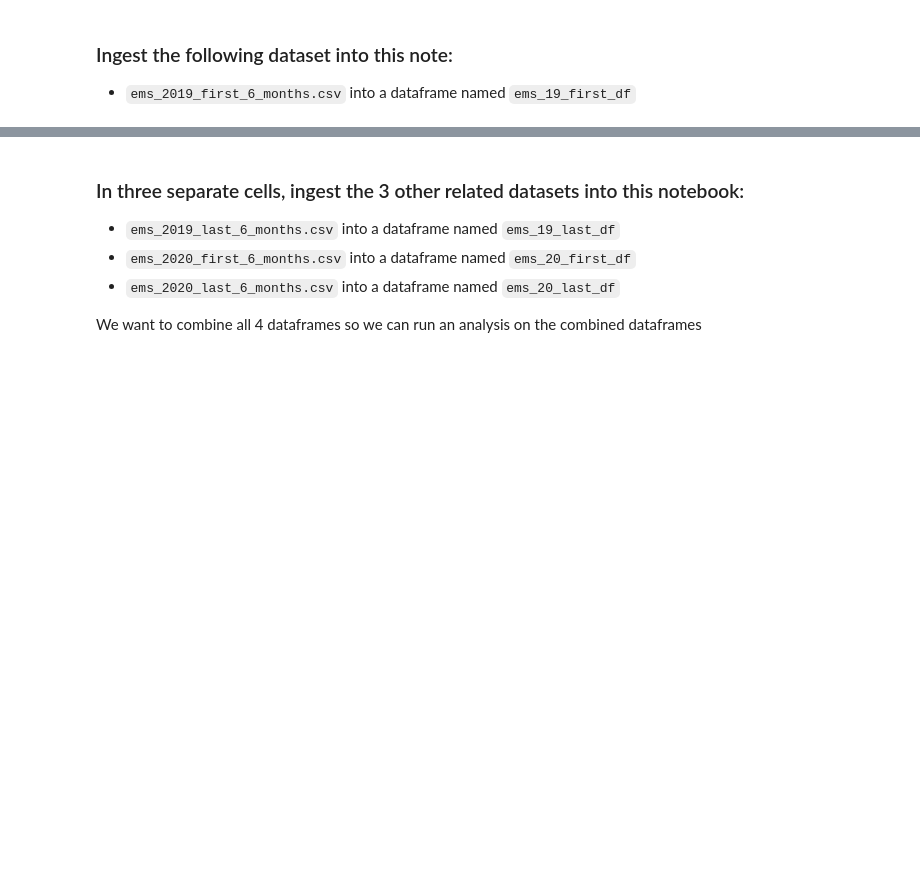
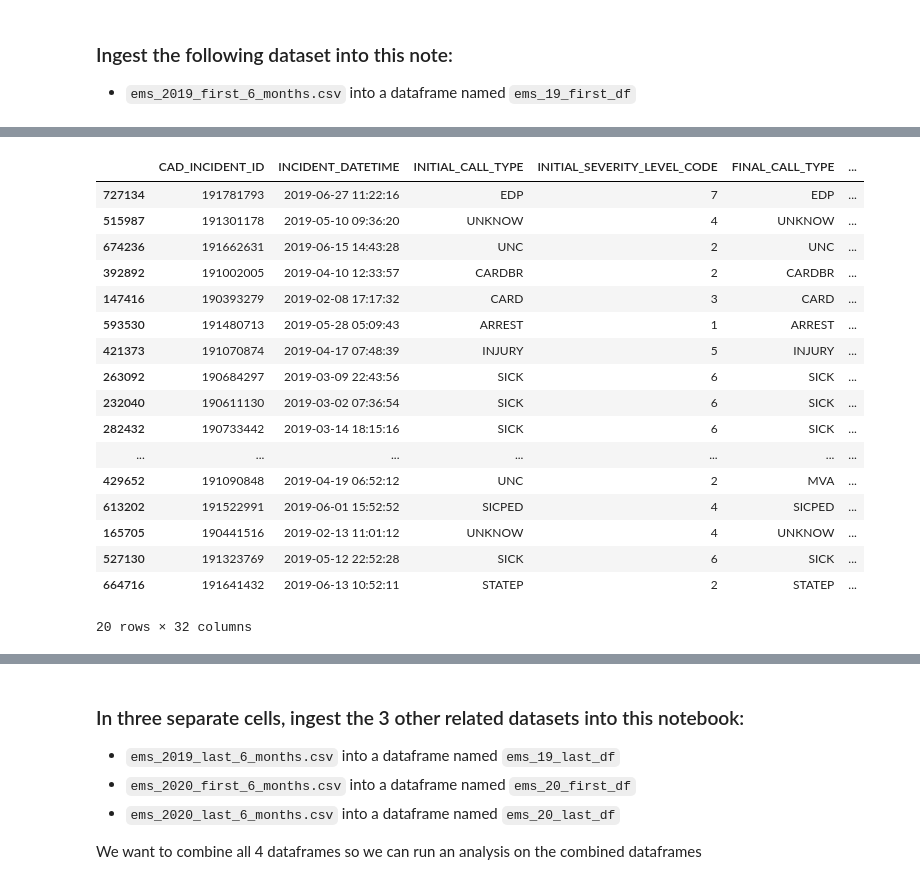
Before and after one commit to sadiebrown50/wk-7-hw, a Jupyter notebook: homework-week-7-brown.ipynb, the cells around one changed output, grey strips where cells are left out. Cells and saved outputs as stored; diff of their text form; code cells hidden in the pictures; blank space fills up the shorter version.

````diff
--- a/homework-week-7-brown.ipynb
+++ b/homework-week-7-brown.ipynb
@@ -8,5 +9,6 @@
 - ```ems_2019_first_6_months.csv``` into a dataframe named ```ems_19_first_df```
 # %%
 ## import data and store in dataframe
+ems_19_first_df = pd.read_csv("ems_2019_first_6_months.csv")
 # %%
 ## call the first 10 rows
@@ -15,5 +40,25 @@
 # %%
 ## call a 20 random rows
+ems_19_first_df.sample(20)
+# %% [output]
+|  | CAD_INCIDENT_ID | INCIDENT_DATETIME | INITIAL_CALL_TYPE | INITIAL_SEVERITY_LEVEL_CODE | FINAL_CALL_TYPE | ... |
+| 727134 | 191781793 | 2019-06-27 11:22:16 | EDP | 7 | EDP | ... |
+| 515987 | 191301178 | 2019-05-10 09:36:20 | UNKNOW | 4 | UNKNOW | ... |
+| 674236 | 191662631 | 2019-06-15 14:43:28 | UNC | 2 | UNC | ... |
+| 392892 | 191002005 | 2019-04-10 12:33:57 | CARDBR | 2 | CARDBR | ... |
+| 147416 | 190393279 | 2019-02-08 17:17:32 | CARD | 3 | CARD | ... |
+| 593530 | 191480713 | 2019-05-28 05:09:43 | ARREST | 1 | ARREST | ... |
+| 421373 | 191070874 | 2019-04-17 07:48:39 | INJURY | 5 | INJURY | ... |
+| 263092 | 190684297 | 2019-03-09 22:43:56 | SICK | 6 | SICK | ... |
+| 232040 | 190611130 | 2019-03-02 07:36:54 | SICK | 6 | SICK | ... |
+| 282432 | 190733442 | 2019-03-14 18:15:16 | SICK | 6 | SICK | ... |
+| ... | ... | ... | ... | ... | ... | ... |
+| 429652 | 191090848 | 2019-04-19 06:52:12 | UNC | 2 | MVA | ... |
+| 613202 | 191522991 | 2019-06-01 15:52:52 | SICPED | 4 | SICPED | ... |
+| 165705 | 190441516 | 2019-02-13 11:01:12 | UNKNOW | 4 | UNKNOW | ... |
+| 527130 | 191323769 | 2019-05-12 22:52:28 | SICK | 6 | SICK | ... |
+| 664716 | 191641432 | 2019-06-13 10:52:11 | STATEP | 2 | STATEP | ... |
+20 rows × 32 columns
 # %%
 ## get basic overview of the data
 ## what datatypes do the different columns hold?
````
Also changed, not shown: parts of 25 cells of this notebook, 1 other file.
